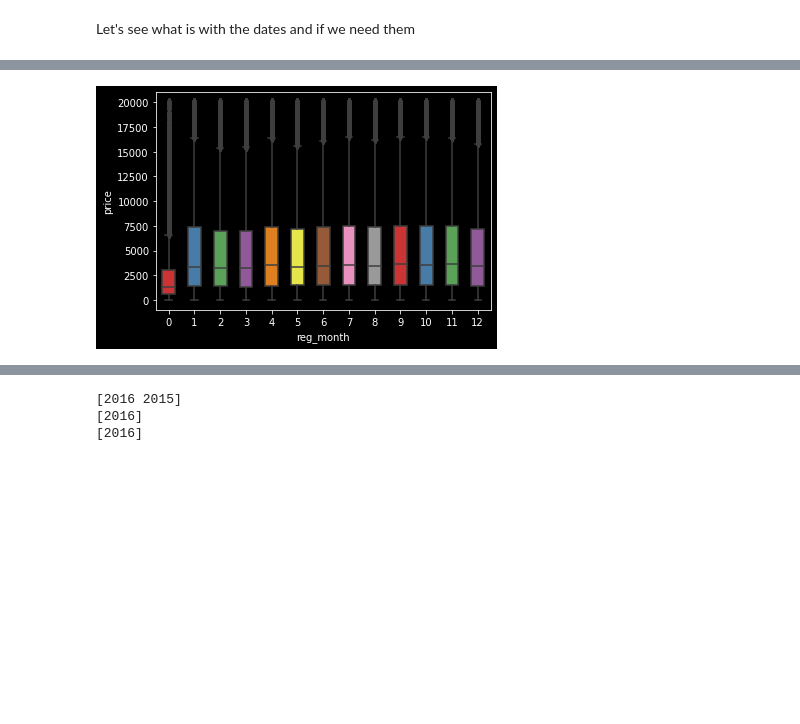
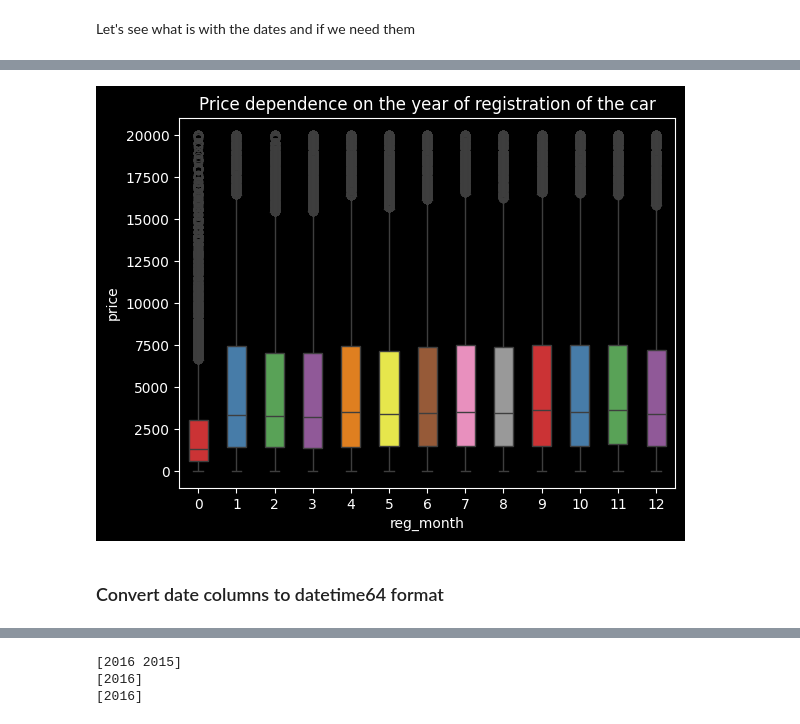
Before and after one commit to PSImera/Yandex.practicum.ds, a Jupyter notebook: project_sprint_14_autos/autos_ENG.ipynb, the cells around one changed output, grey strips where cells are left out. Drawn from its saved outputs; the diff is of its cells as text; code cells hidden in the pictures; blank space fills up the shorter version.

```diff
--- a/project_sprint_14_autos/autos_ENG.ipynb
+++ b/project_sprint_14_autos/autos_ENG.ipynb
@@ -333,7 +326,9 @@ plt.show()
 # %%
-# посмотрим на зависимость цены от месяца регистрации авто
+plt.title('Price dependence on the year of registration of the car')
 sns.boxplot(x='reg_month', y='price', data=df, palette="Set1", width=0.5)
 plt.show()
 # %% [output]
-[figure, old version]
+[figure, new version]
+# %% [markdown]
+### Convert date columns to datetime64 format
 # %%
```
Also changed, not shown: parts of 39 cells of this notebook, 1 other file.
